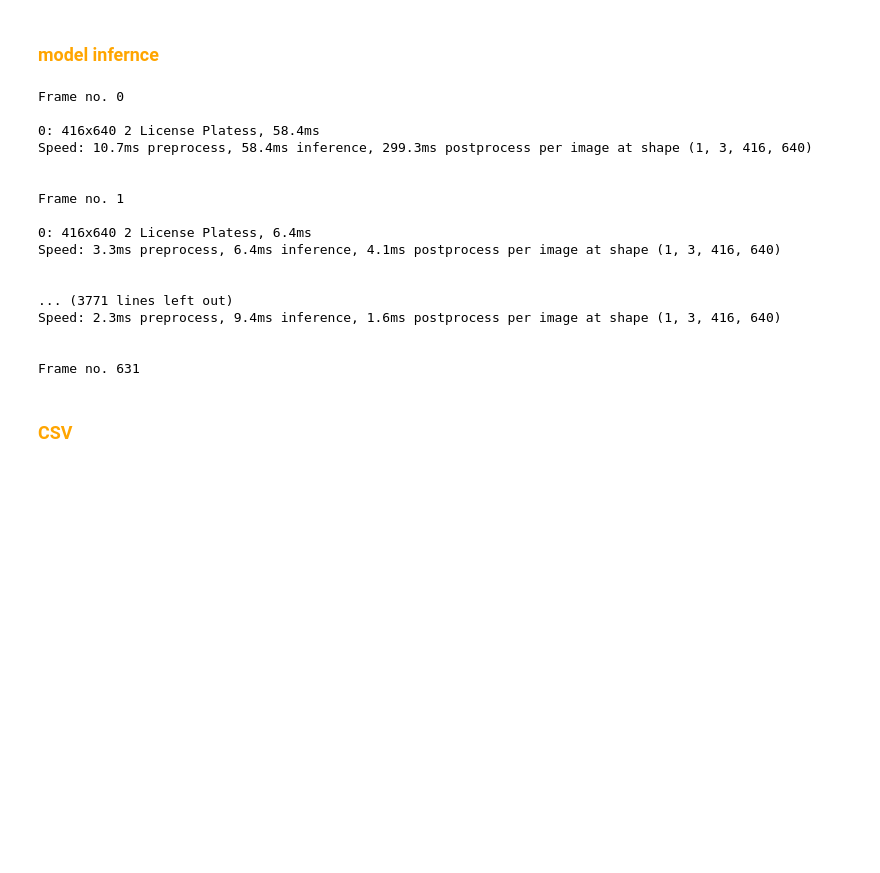
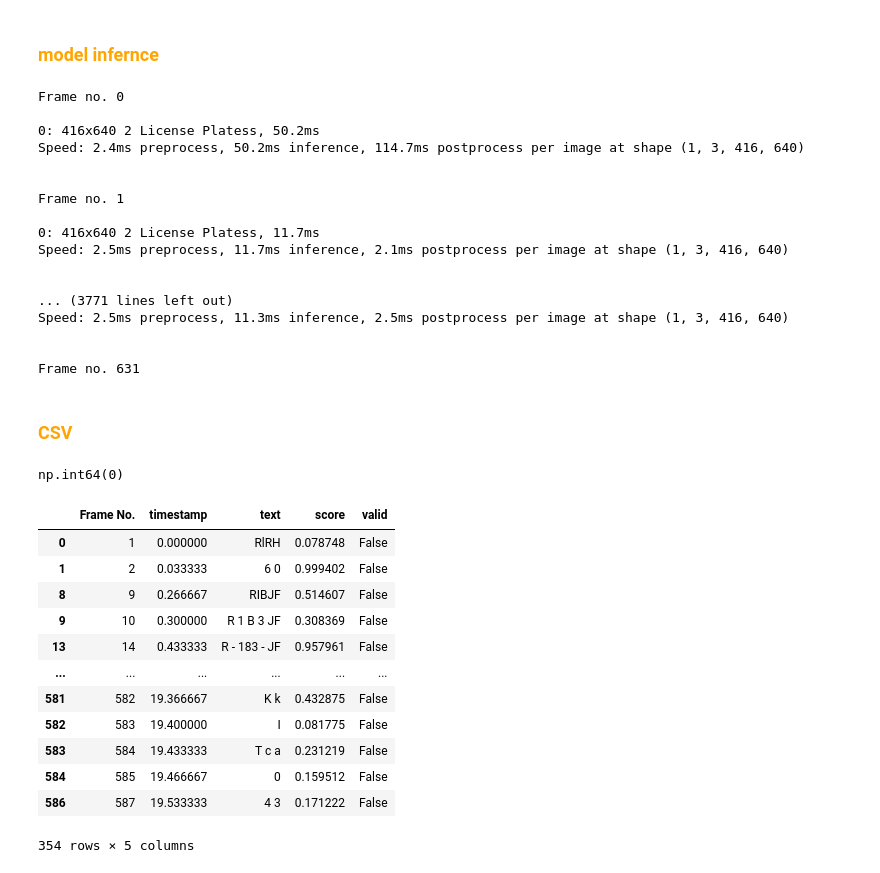
Before and after one commit to shashank-s-adsule/Automatic_number_plate_recognition_using_YOLO_v8_and_easyOCR, a Jupyter notebook: run_videos.ipynb, the cells around one changed output. Saved outputs shown, nothing was run; the diff lists cells and outputs as text; code cells hidden in the pictures; blank space fills up the shorter version.

Commit message:
--update CSV fill data with time stamp

```diff
--- a/run_videos.ipynb
+++ b/run_videos.ipynb
@@ -16,7 +16,7 @@ if "temp" not in os.listdir():
 <h3 style="color:orange">Hyperparameters</h3>
 # %%
 DEVICE="cuda" if torch.cuda.is_available() else "cpu"
-DF=pd.DataFrame(columns=["srno","text","score","valid"])
+DF=pd.DataFrame(columns=["Frame No.","timestamp","text","score","valid"])
 
 print(f"{DEVICE=}")
 
@@ -114,8 +114,11 @@ while(ret):
 
         ## correct one
         text,score,Flag=utils.utils.read_license_plate_video(crop_license_plate)
+
+        time_stamp=frame_num/FPS
+
         # add Data to CSV
-        DF.loc[len(DF)]=[frame_num+1,text,score,Flag]
+        DF.loc[len(DF)]=[frame_num+1,time_stamp,text,score,Flag]
 
         if(len(text)==0):
             out_mp4.write(frame)        # to add blank predition files
@@ -140,25 +143,48 @@ cv2.destroyAllWindows()
 # %% [output]
 Frame no. 0
 
-0: 416x640 2 License Platess, 58.4ms
-Speed: 10.7ms preprocess, 58.4ms inference, 299.3ms postprocess per image at shape (1, 3, 416, 640)
+0: 416x640 2 License Platess, 50.2ms
+Speed: 2.4ms preprocess, 50.2ms inference, 114.7ms postprocess per image at shape (1, 3, 416, 640)
 
 
 Frame no. 1
 
-0: 416x640 2 License Platess, 6.4ms
-Speed: 3.3ms preprocess, 6.4ms inference, 4.1ms postprocess per image at shape (1, 3, 416, 640)
+0: 416x640 2 License Platess, 11.7ms
+Speed: 2.5ms preprocess, 11.7ms inference, 2.1ms postprocess per image at shape (1, 3, 416, 640)
 
 
 ... (3771 lines left out)
-Speed: 2.3ms preprocess, 9.4ms inference, 1.6ms postprocess per image at shape (1, 3, 416, 640)
+Speed: 2.5ms preprocess, 11.3ms inference, 2.5ms postprocess per image at shape (1, 3, 416, 640)
 
 
 Frame no. 631
 # %% [markdown]
 <h3 style="color:orange">CSV</h3>
+# %%
+DF["text"].isna().sum()
+# %% [output]
+np.int64(0)
 # %%
-DF
+# DF.dropna(subset=["text"],inplace=True)
+DF=DF[DF["text"]!=""]          # drop empty text column
+
+# remove consecative duplicates
+DF=DF[DF["text"]!=DF["text"].shift()]
+
 # save this DF
 if "csv" not in os.listdir("./temp/"): os.makedirs("./temp/csv")
 DF.to_csv(f"./temp/csv/{os.path.splitext(os.path.basename(vid_dir))[0]}.csv",index=False)
+# %% [output]
+|  | Frame No. | timestamp | text | score | valid |
+| 0 | 1 | 0.000000 | RlRH | 0.078748 | False |
+| 1 | 2 | 0.033333 | 6 0 | 0.999402 | False |
+| 8 | 9 | 0.266667 | RIBJF | 0.514607 | False |
+| 9 | 10 | 0.300000 | R 1 B 3 JF | 0.308369 | False |
+| 13 | 14 | 0.433333 | R - 183 - JF | 0.957961 | False |
+| ... | ... | ... | ... | ... | ... |
+| 581 | 582 | 19.366667 | K k | 0.432875 | False |
+| 582 | 583 | 19.400000 | I | 0.081775 | False |
+| 583 | 584 | 19.433333 | T c a | 0.231219 | False |
+| 584 | 585 | 19.466667 | 0 | 0.159512 | False |
+| 586 | 587 | 19.533333 | 4 3 | 0.171222 | False |
+354 rows × 5 columns
```
Also changed, not shown: parts of 1 cell of this notebook.
